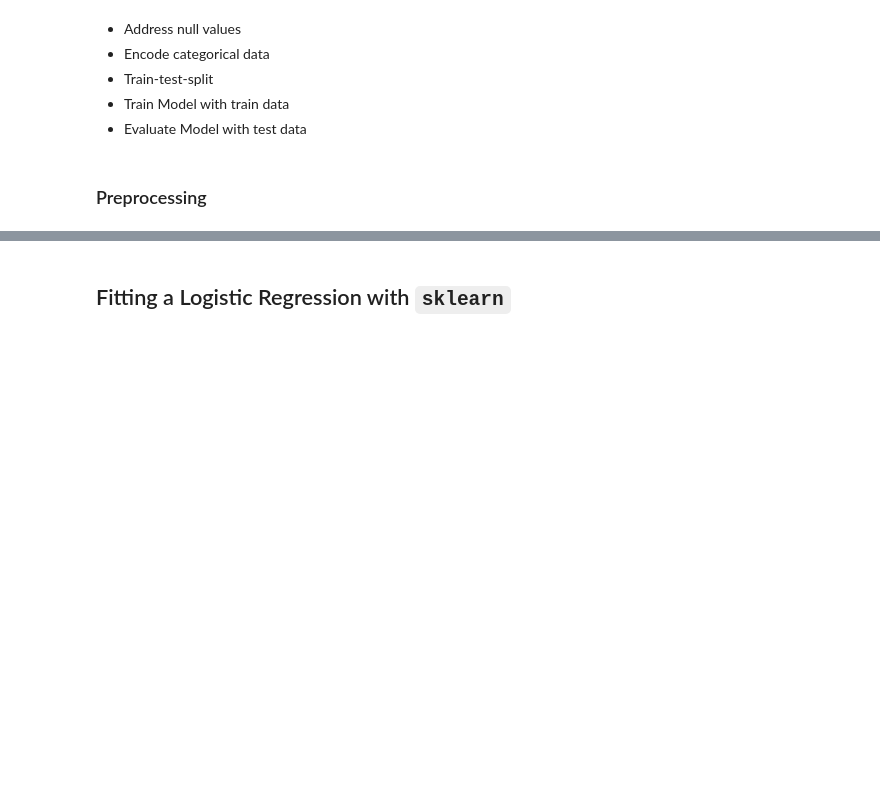
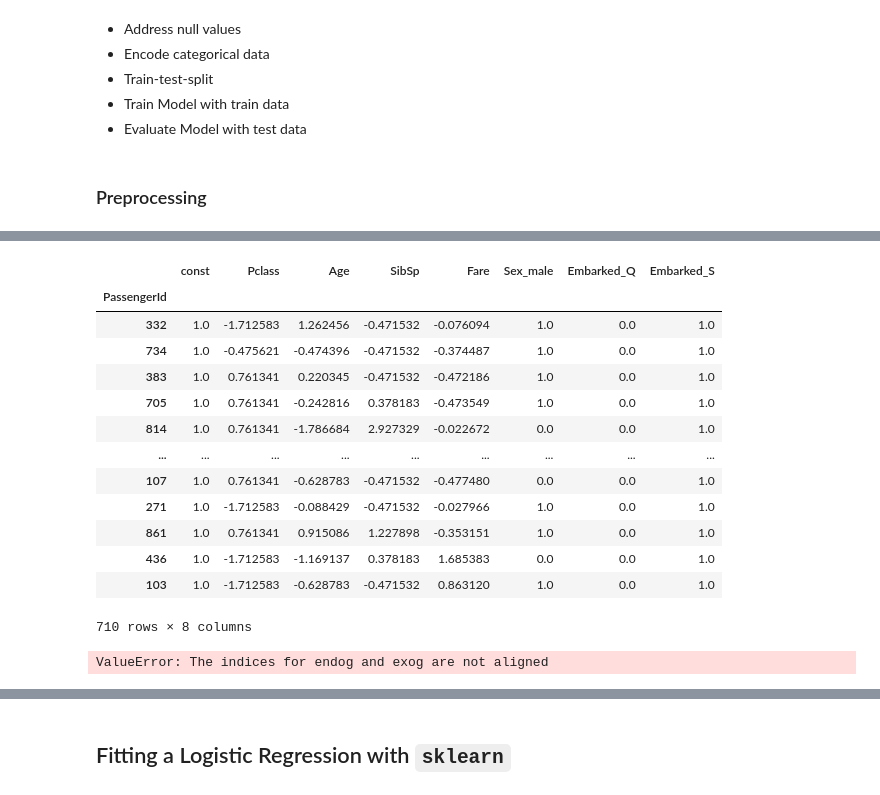
Before and after one commit to jirvingphd/online-dtsc-pt-041320-cohort-notes, a Jupyter notebook: Mod 3/sect_25_logistic_regression/instructor/sect_25_pt1_LogisticRegression_titanic-instructor.ipynb, the cells around one changed output, grey strips where cells are left out. Cells and saved outputs as stored; diff of their text form; code cells hidden in the pictures; blank space fills up the shorter version.

```diff
--- a/Mod 3/sect_25_logistic_regression/instructor/sect_25_pt1_LogisticRegression_titanic-instructor.ipynb
+++ b/Mod 3/sect_25_logistic_regression/instructor/sect_25_pt1_LogisticRegression_titanic-instructor.ipynb
@@ -331,0 +371,24 @@ X_test_sca.describe().round(2).loc[['min','max']]
+# %%
+X_train_sms = sm.add_constant(X_train_sca)
+X_test_sms = sm.add_constant(X_test_sca)
+X_train_sms
+# %% [output]
+|  | const | Pclass | Age | SibSp | Fare | Sex_male | Embarked_Q | Embarked_S |
+| PassengerId |  |  |  |  |  |  |  |  |
+| 332 | 1.0 | -1.712583 | 1.262456 | -0.471532 | -0.076094 | 1.0 | 0.0 | 1.0 |
+| 734 | 1.0 | -0.475621 | -0.474396 | -0.471532 | -0.374487 | 1.0 | 0.0 | 1.0 |
+| 383 | 1.0 | 0.761341 | 0.220345 | -0.471532 | -0.472186 | 1.0 | 0.0 | 1.0 |
+| 705 | 1.0 | 0.761341 | -0.242816 | 0.378183 | -0.473549 | 1.0 | 0.0 | 1.0 |
+| 814 | 1.0 | 0.761341 | -1.786684 | 2.927329 | -0.022672 | 0.0 | 0.0 | 1.0 |
+| ... | ... | ... | ... | ... | ... | ... | ... | ... |
+| 107 | 1.0 | 0.761341 | -0.628783 | -0.471532 | -0.477480 | 0.0 | 0.0 | 1.0 |
+| 271 | 1.0 | -1.712583 | -0.088429 | -0.471532 | -0.027966 | 1.0 | 0.0 | 1.0 |
+| 861 | 1.0 | 0.761341 | 0.915086 | 1.227898 | -0.353151 | 1.0 | 0.0 | 1.0 |
+| 436 | 1.0 | -1.712583 | -1.169137 | 0.378183 | 1.685383 | 0.0 | 0.0 | 1.0 |
+| 103 | 1.0 | -1.712583 | -0.628783 | -0.471532 | 0.863120 | 1.0 | 0.0 | 1.0 |
+710 rows × 8 columns
+# %%
+logit = sm.Logit(y_train,X_train_sms)
+logit.fit?
+# %% [output]
+ValueError: The indices for endog and exog are not aligned
```
Also changed, not shown: parts of 55 cells of this notebook.
